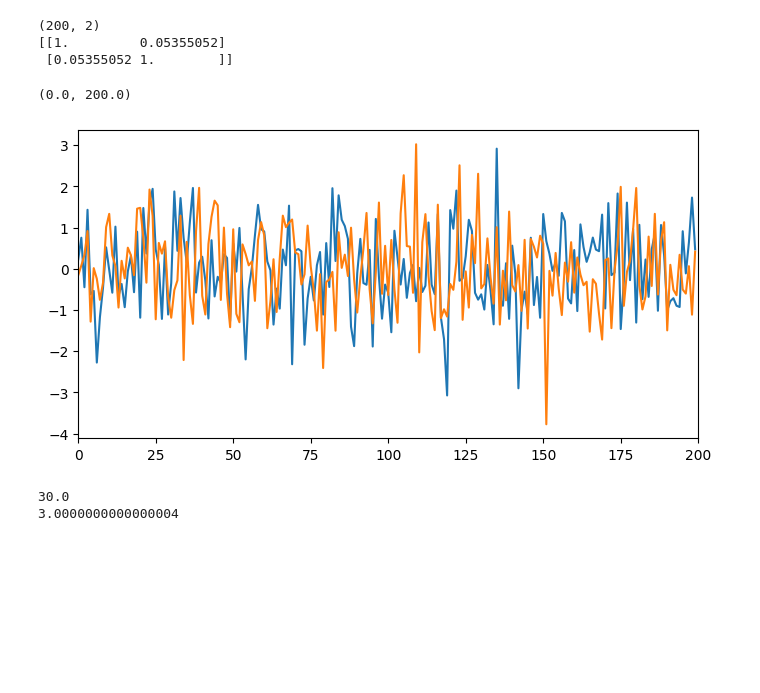
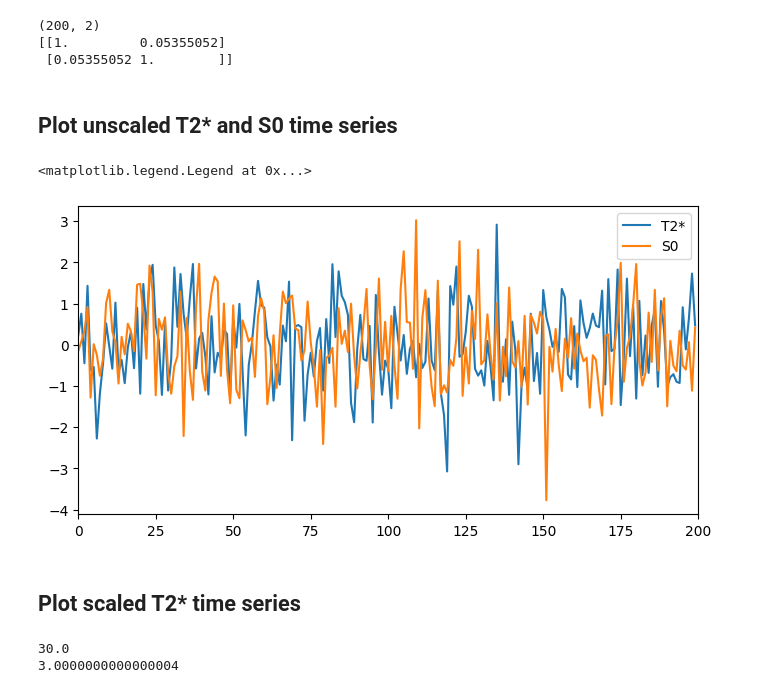
Before and after one commit to tsalo/multiecho-simulation, a Jupyter notebook: tsalo_sandbox.ipynb, the cells around one changed output. Drawn from its saved outputs; the diff is of its cells as text; code cells hidden in the pictures; blank space fills up the shorter version.

```diff
--- a/tsalo_sandbox.ipynb
+++ b/tsalo_sandbox.ipynb
@@ -117,13 +117,18 @@ s0_ts = (s0_ts * MEAN_S0 * SCALING_FRACTION) + MEAN_S0
 (200, 2)
 [[1.         0.05355052]
  [0.05355052 1.        ]]
+# %% [markdown]
+## Plot unscaled T2* and S0 time series
 # %%
 fig, ax = plt.subplots(figsize=(8, 4))
-ax.plot(X)
+ax.plot(X, label=['T2*', 'S0'])
 ax.set_xlim(0, N_VOLS)
+ax.legend()
 # %% [output]
-(0.0, 200.0)
+<matplotlib.legend.Legend at 0x...>
-[figure, old version]
+[figure, new version]
+# %% [markdown]
+## Plot scaled T2* time series
 # %%
 fig, ax = plt.subplots(figsize=(8, 4))
 ax.plot(t2s_ts)
```
Also changed, not shown: parts of 8 cells of this notebook.
